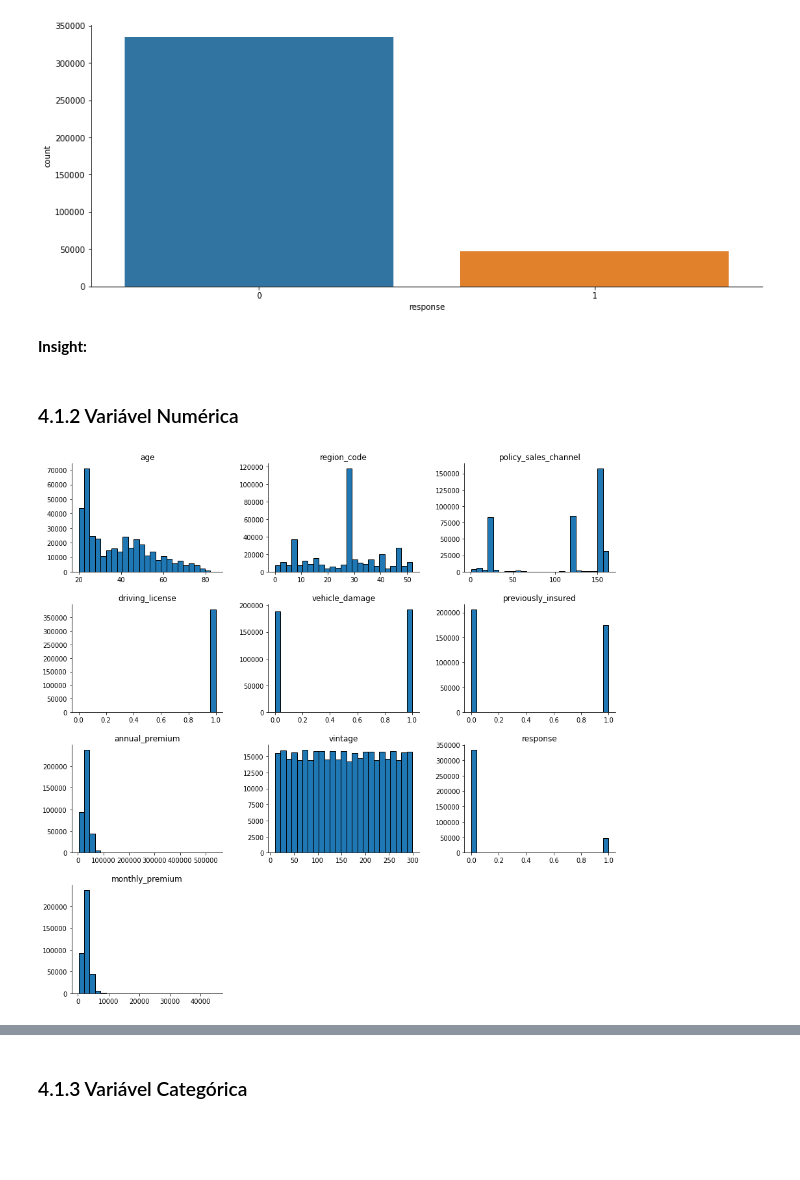
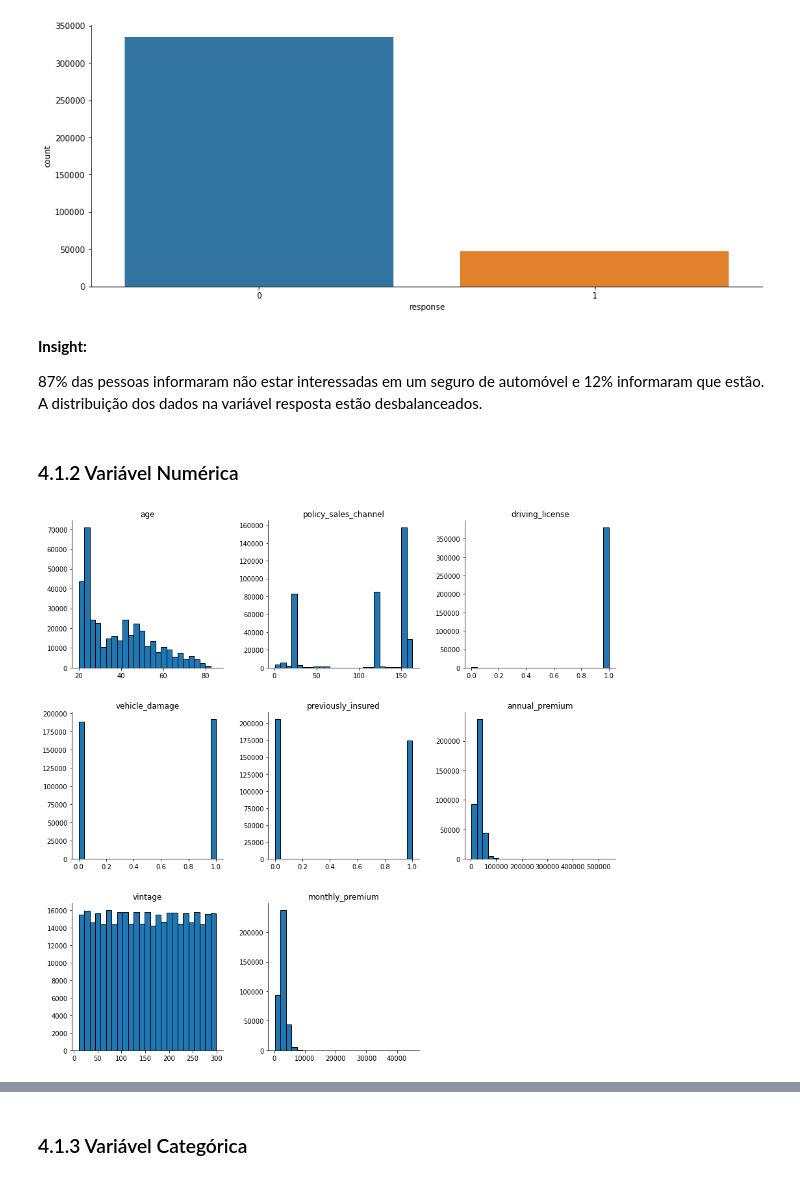
Before and after one commit to Jhonatanslopes/Health-Insurance-Cross-sell, a Jupyter notebook: notebook.ipynb, the cells around one changed output, grey strips where cells are left out. Drawn from its saved outputs; the diff is of its cells as text; code cells hidden in the pictures; blank space fills up the shorter version.

```diff
--- a/notebook.ipynb
+++ b/notebook.ipynb
@@ -313,25 +352,28 @@ df2['vintage_category'] = df2['vintage'].apply(lambda x: 'between_60_days' if x
 ### 4.1.1 Variável Resposta
 # %%
 # Copy dataframe
-df3 = df2.copy()
+df4 = df2.copy()
 
+# Figure
 plt.figure(figsize=(15, 6))
-sns.countplot(x='response', data=df3)
+sns.countplot(x='response', data=df4)
 sns.despine(right=True);
 # %% [output]
 [figure]
 # %% [markdown]
 **Insight:**
+
+87% das pessoas informaram não estar interessadas em um seguro de automóvel e 12% informaram que estão. A distribuição dos dados na variável resposta estão desbalanceados.
 # %% [markdown]
 ### 4.1.2 Variável Numérica
 # %%
 # Filter numerical data
-numerical = df3.select_dtypes(include=['int64', 'float64'])
+numerical = df4.select_dtypes(include=['int64', 'float64']).drop(columns=['response', 'region_code'])
 
 # Figure
 numerical.hist(grid=False, bins=25, ec='k', figsize=(15, 15))
 sns.despine(right=True);
 # %% [output]
-[figure, old version]
+[figure, new version]
 # %% [markdown]
 **Insight:**
```
Also changed, not shown: parts of 31 cells of this notebook.
